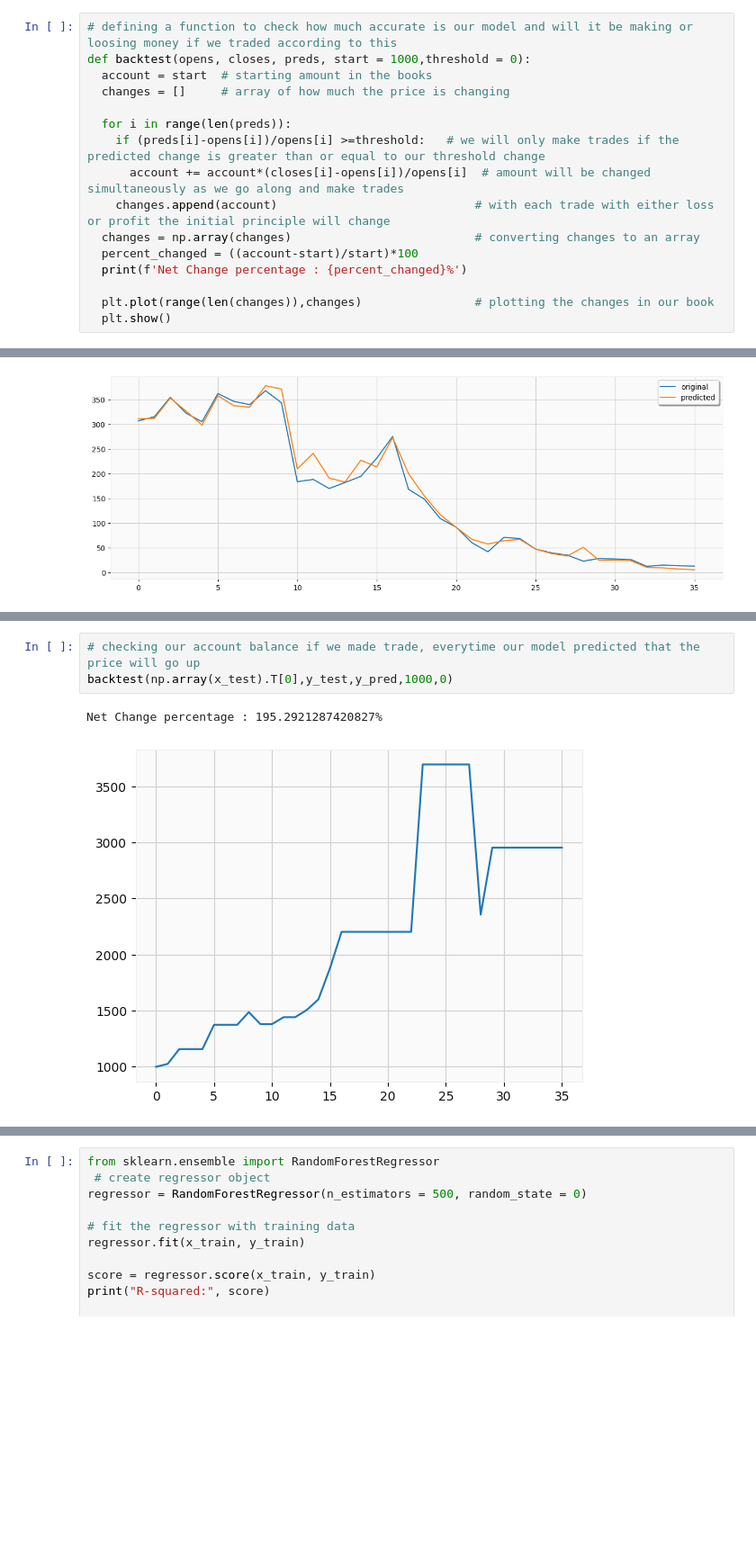
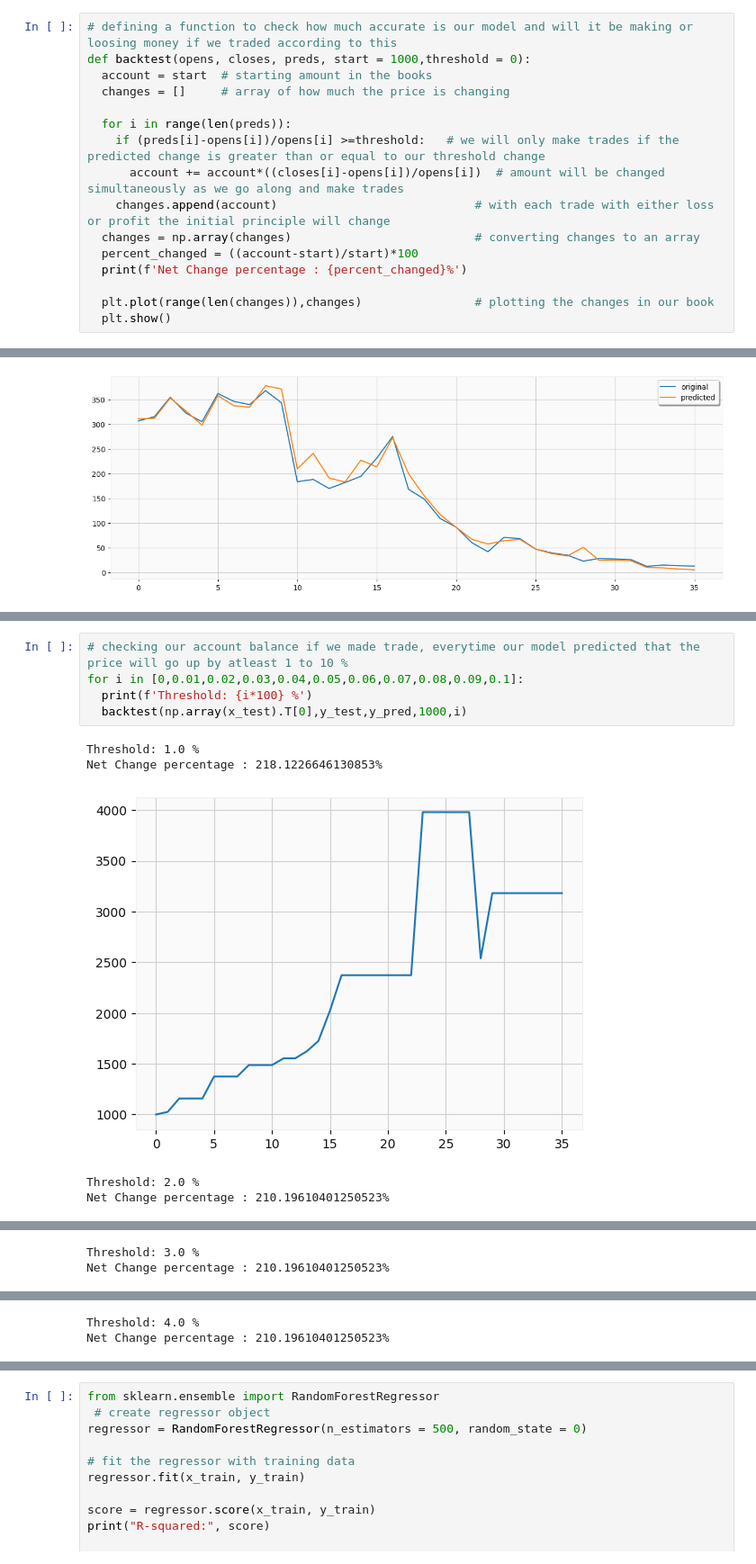
Before and after one commit to Mihirgupta2001/Regression---Capstone-Project, a Jupyter notebook: Regresssion_Capstone_project.ipynb, the cells around one changed output, grey strips where cells are left out. Shown at 90% size. Cells and saved outputs as stored; diff of their text form; blank space fills up the shorter version.

```diff
--- a/Regresssion_Capstone_project.ipynb
+++ b/Regresssion_Capstone_project.ipynb
@@ -436,7 +460,7 @@ def backtest(opens, closes, preds, start = 1000,threshold = 0):
 
   for i in range(len(preds)):
     if (preds[i]-opens[i])/opens[i] >=threshold:   # we will only make trades if the predicted change is greater than or equal to our threshold change
-      account += account*(closes[i]-opens[i])/opens[i]  # amount will be changed simultaneously as we go along and make trades
+      account += account*((closes[i]-opens[i])/opens[i])  # amount will be changed simultaneously as we go along and make trades
     changes.append(account)                            # with each trade with either loss or profit the initial principle will change
   changes = np.array(changes)                          # converting changes to an array
   percent_changed = ((account-start)/start)*100
@@ -495,6 +523,11 @@ We can see that our predicted prices are somewhere close to actual prices.
 # %%
-# checking our account balance if we made trade, everytime our model predicted that the price will go up
-backtest(np.array(x_test).T[0],y_test,y_pred,1000,0)
+# checking our account balance if we made trade, everytime our model predicted that the price will go up by atleast 1 to 10 %
+for i in [0,0.01,0.02,0.03,0.04,0.05,0.06,0.07,0.08,0.09,0.1]:
+  print(f'Threshold: {i*100} %')
+  backtest(np.array(x_test).T[0],y_test,y_pred,1000,i)
 # %% [output]
-Net Change percentage : 195.2921287420827%
+Threshold: 1.0 %
+Net Change percentage : 218.1226646130853%
-[figure, old version]
+[figure, new version]
+Threshold: 2.0 %
+Net Change percentage : 210.19610401250523%
@@ -500,0 +535,2 @@ Net Change percentage : 195.2921287420827%
+Threshold: 3.0 %
+Net Change percentage : 210.19610401250523%
@@ -500,0 +538,2 @@ Net Change percentage : 195.2921287420827%
+Threshold: 4.0 %
+Net Change percentage : 210.19610401250523%
```
Also changed, not shown: parts of 40 cells of this notebook.
